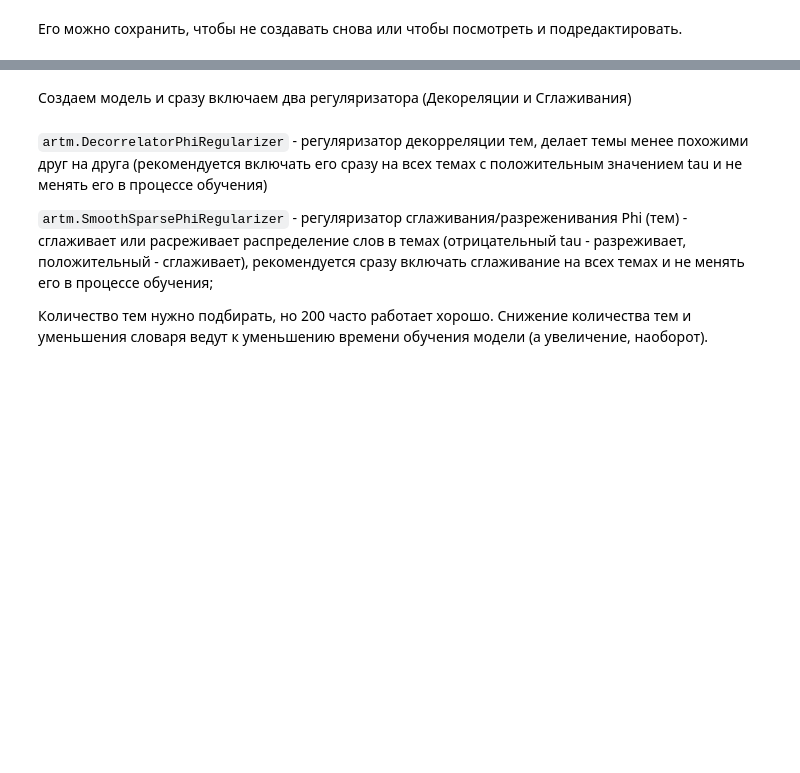
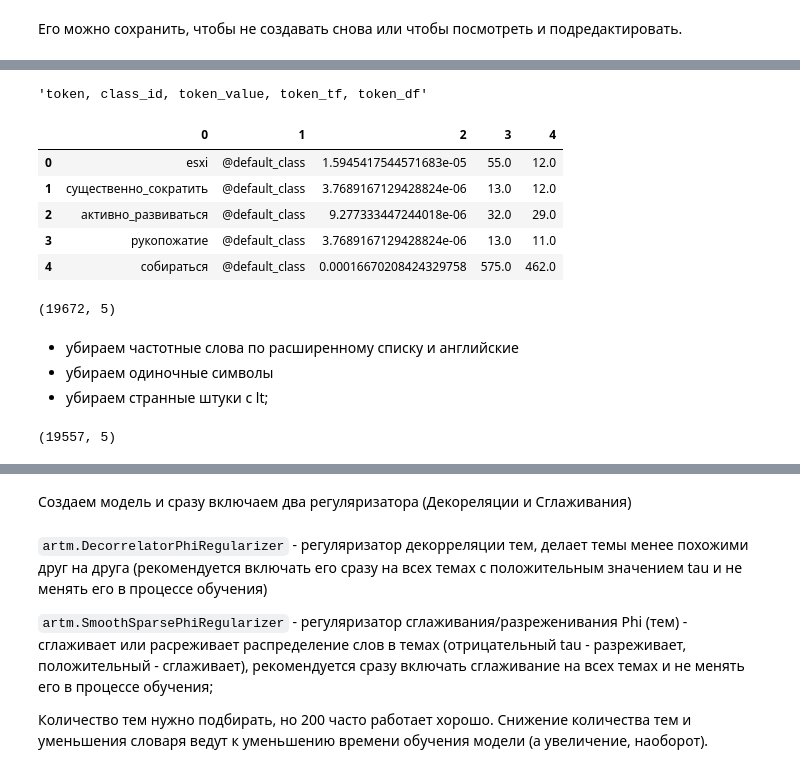
Before and after one commit to tududundra/nlp3year_Matveeva, a Jupyter notebook: Topic_model_BigARTM.ipynb, the cells around one changed output, grey strips where cells are left out. Saved outputs shown, nothing was run; the diff lists cells and outputs as text; code cells hidden in the pictures; blank space fills up the shorter version.

```diff
--- a/Topic_model_BigARTM.ipynb
+++ b/Topic_model_BigARTM.ipynb
@@ -150,0 +159,30 @@ dictionary.save_text('dict.txt')
+# %%
+with open('dict.txt', 'r') as file:
+    datas = file.read().splitlines()
+# %%
+words = datas[2:]
+# %%
+ser = pd.Series(words)
+# %%
+df_dict = ser.str.split(", ", expand=True)
+# %%
+datas[1]
+# %% [output]
+'token, class_id, token_value, token_tf, token_df'
+# %%
+df_dict.head()
+# %% [output]
+|  | 0 | 1 | 2 | 3 | 4 |
+| 0 | esxi | @default_class | 1.5945417544571683e-05 | 55.0 | 12.0 |
+| 1 | существенно_сократить | @default_class | 3.7689167129428824e-06 | 13.0 | 12.0 |
+| 2 | активно_развиваться | @default_class | 9.277333447244018e-06 | 32.0 | 29.0 |
+| 3 | рукопожатие | @default_class | 3.7689167129428824e-06 | 13.0 | 11.0 |
+| 4 | собираться | @default_class | 0.00016670208424329758 | 575.0 | 462.0 |
+# %%
+df_dict.shape
+# %% [output]
+(19672, 5)
+# %% [markdown]
+- убираем частотные слова по расширенному списку и английские
+- убираем одиночные символы
+- убираем странные штуки с lt;
@@ -150,0 +191,4 @@ dictionary.save_text('dict.txt')
+# %%
+df_dict.shape
+# %% [output]
+(19557, 5)
```
Also changed, not shown: parts of 56 cells of this notebook.
